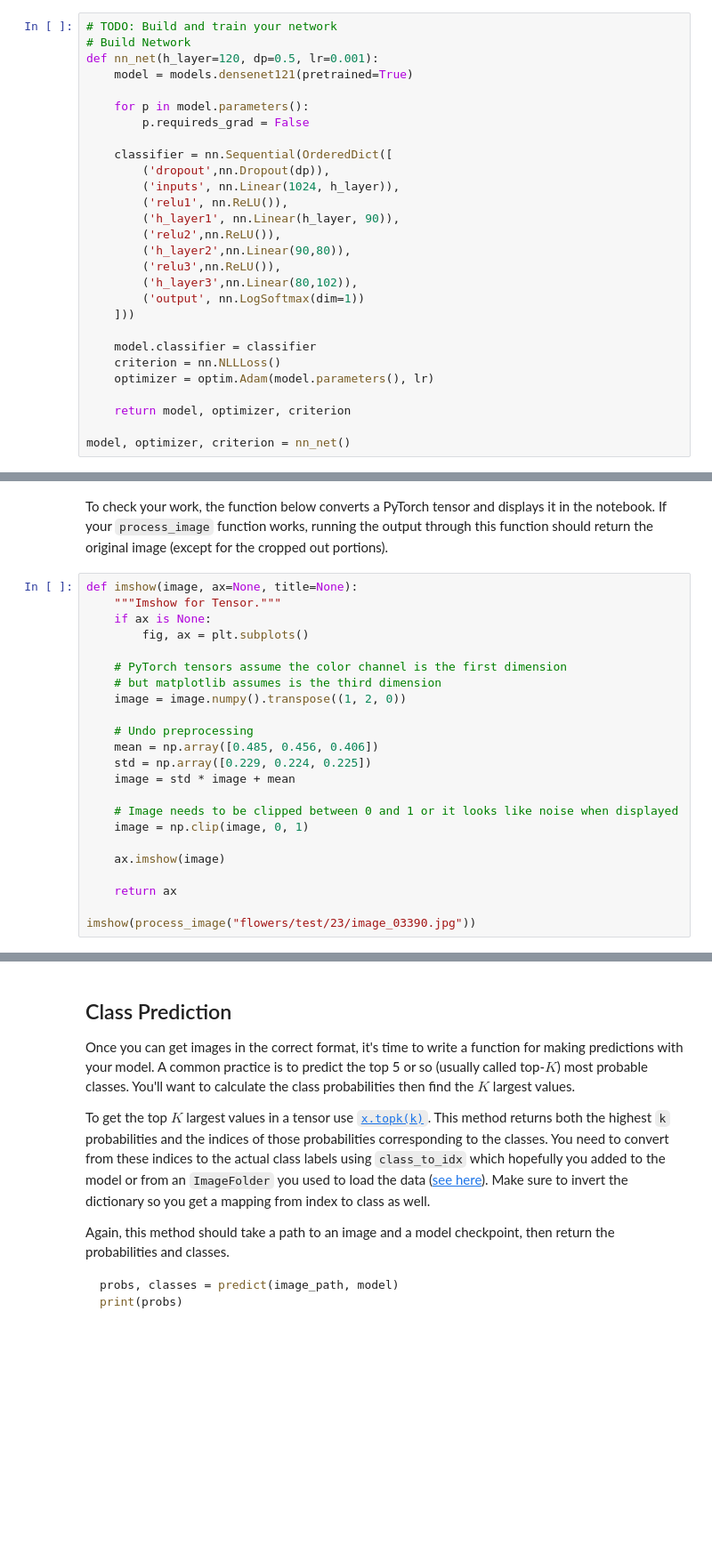
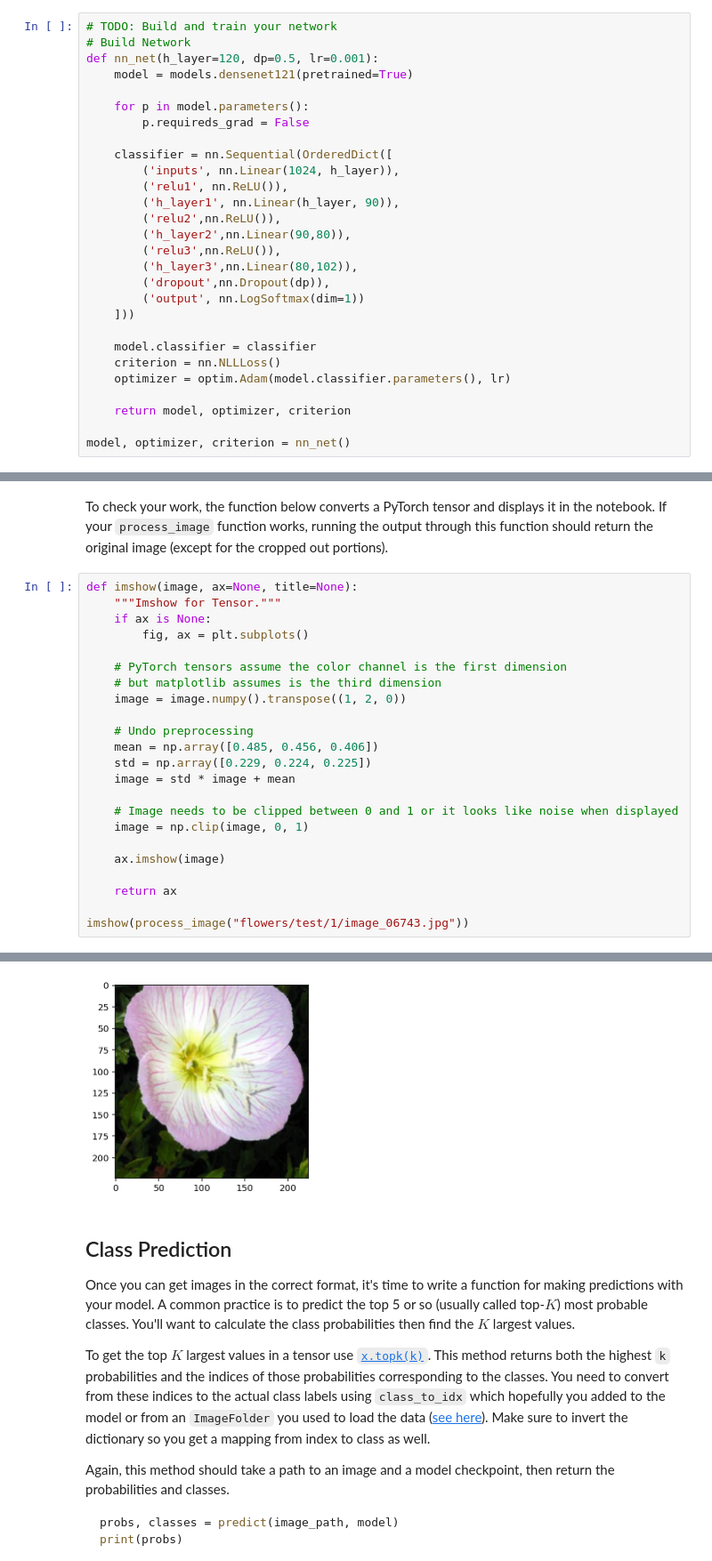
Before and after one commit to hirwaf/udacity-image-classifier-project, a Jupyter notebook: Image Classifier Project.ipynb, the cells around one changed output, grey strips where cells are left out. Shown at 89% size. Cells and saved outputs as stored; diff of their text form; blank space fills up the shorter version.

Commit message:
fix #1: feedback from review 2161393 for  file - imports to the first cell of the notebook - use the test data when test out the network's accuracy

```diff
--- a/Image Classifier Project.ipynb
+++ b/Image Classifier Project.ipynb
@@ -120,7 +119,6 @@ def nn_net(h_layer=120, dp=0.5, lr=0.001):
         p.requireds_grad = False
 
     classifier = nn.Sequential(OrderedDict([
-        ('dropout',nn.Dropout(dp)),
         ('inputs', nn.Linear(1024, h_layer)),
         ('relu1', nn.ReLU()),
         ('h_layer1', nn.Linear(h_layer, 90)),
@@ -128,12 +126,13 @@ def nn_net(h_layer=120, dp=0.5, lr=0.001):
         ('h_layer2',nn.Linear(90,80)),
         ('relu3',nn.ReLU()),
         ('h_layer3',nn.Linear(80,102)),
+        ('dropout',nn.Dropout(dp)),
         ('output', nn.LogSoftmax(dim=1))
     ]))
 
     model.classifier = classifier
     criterion = nn.NLLLoss()
-    optimizer = optim.Adam(model.parameters(), lr)
+    optimizer = optim.Adam(model.classifier.parameters(), lr)
 
     return model, optimizer, criterion
 
@@ -338,4 +344,5 @@ def imshow(image, ax=None, title=None):
 
     return ax
 
-imshow(process_image("flowers/test/23/image_03390.jpg"))
+imshow(process_image("flowers/test/1/image_06743.jpg"))
+# %% [output]
@@ -342,3 +350,4 @@ imshow(process_image("flowers/test/23/image_03390.jpg"))
+[figure, added]
 # %% [markdown]
 ## Class Prediction
 
```
Also changed, not shown: parts of 8 cells of this notebook, 2 other files.
